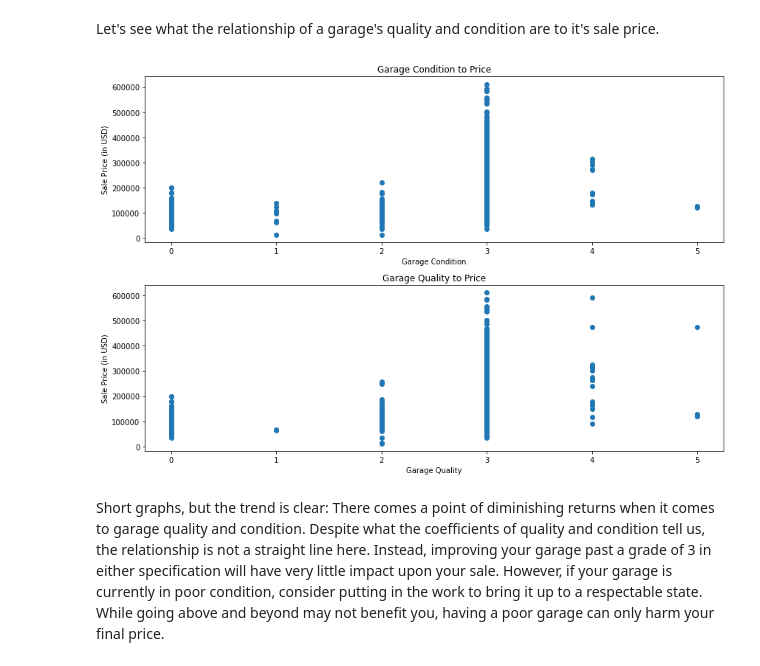
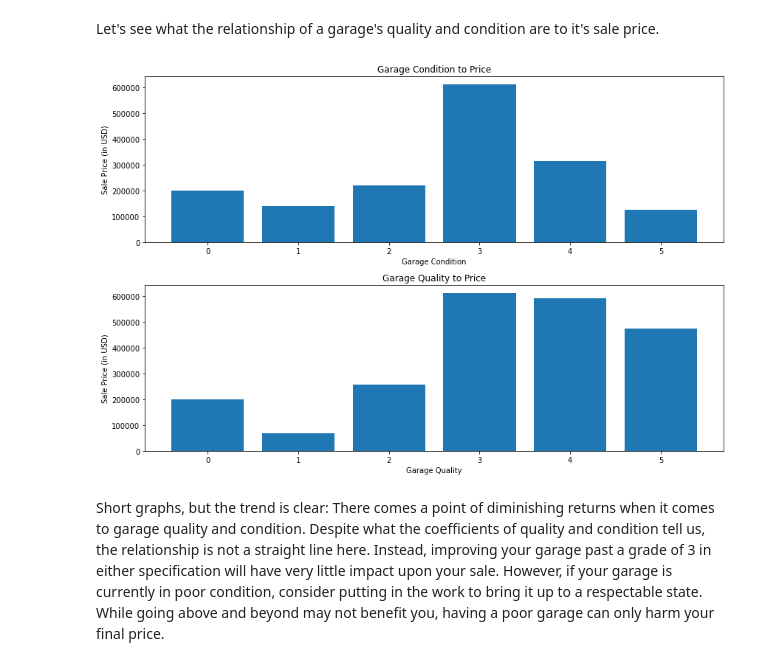
Before and after one commit to sehyeager/ames_housing_project, a Jupyter notebook: code/Samuel-yeager-Code.ipynb, the cells around one changed output. Saved outputs shown, nothing was run; the diff lists cells and outputs as text; code cells hidden in the pictures.

```diff
--- a/code/Samuel-yeager-Code.ipynb
+++ b/code/Samuel-yeager-Code.ipynb
@@ -312,3 +312,0 @@ Seems like there's a decent relationship between age and quality.  Let's make an
-# %%
-train_df['year_built * overall_qual'] = train_df['year_built']*train_df['overall_qual']
-test_df['year_built * overall_qual'] = test_df['year_built']*test_df['overall_qual']
@@ -331,0 +353,3 @@ Feature engineering complete!  I fear further adding interaction terms as column
+# %%
+train_df.drop(columns = 'low_qual_fin_sf', inplace = True)
+test_df.drop(columns = 'low_qual_fin_sf', inplace = True)
@@ -560,18 +580,18 @@ Let's see what the relationship of a garage's quality and condition are to it's
 # %%
 plt.subplot(2,1,1)
 plt.title('Garage Condition to Price')
 plt.xlabel('Garage Condition')
 plt.ylabel('Sale Price (in USD)')
-plt.scatter(train_df['garage_cond'], train_df['saleprice'])
+plt.bar(train_df['garage_cond'], train_df['saleprice'])
 plt.subplot(2,1,2)
 plt.title('Garage Quality to Price')
 plt.xlabel('Garage Quality')
 plt.ylabel('Sale Price (in USD)')
-plt.scatter(train_df['garage_qual'], train_df['saleprice'])
+plt.bar(train_df['garage_qual'], train_df['saleprice'])
 plt.tight_layout(rect = (2,2,4,4))
 plt.show;
 # %% [output]
-[figure, old version]
+[figure, new version]
 # %% [markdown]
 Short graphs, but the trend is clear:  There comes a point of diminishing returns when it comes to garage quality and condition. Despite what the coefficients of quality and condition tell us, the relationship is not a straight line here.  Instead, improving your garage past a grade of 3 in either specification will have very little impact upon your sale.  However, if your garage is currently in poor condition, consider putting in the work to bring it up to a respectable state.  While going above and beyond may not benefit you, having a poor garage can only harm your final price.
 # %% [markdown]
```
Also changed, not shown: parts of 33 cells of this notebook, 5 other files.
